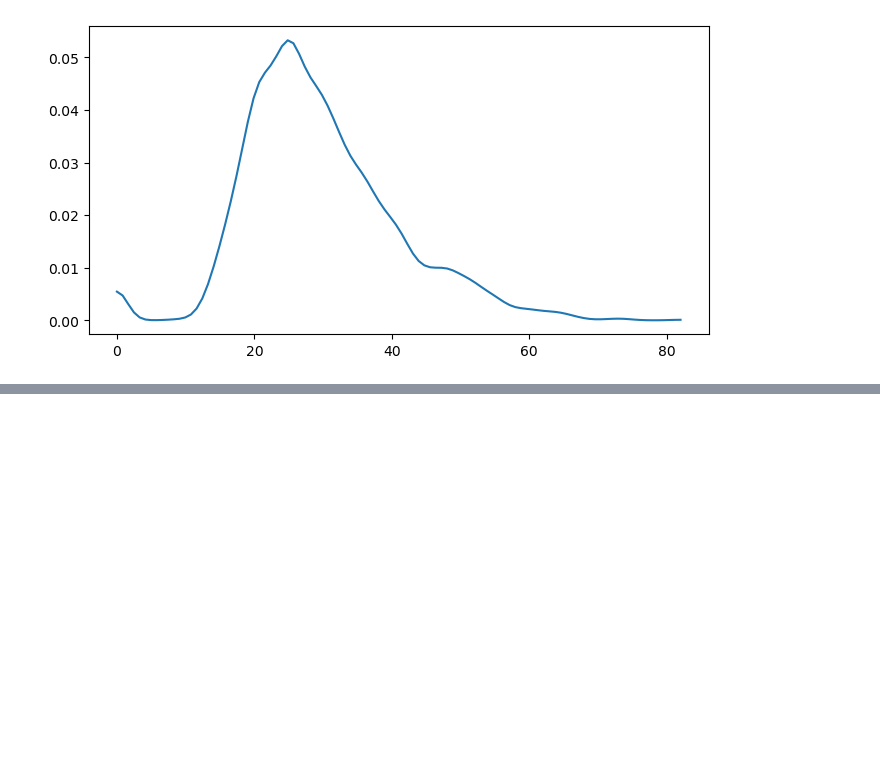
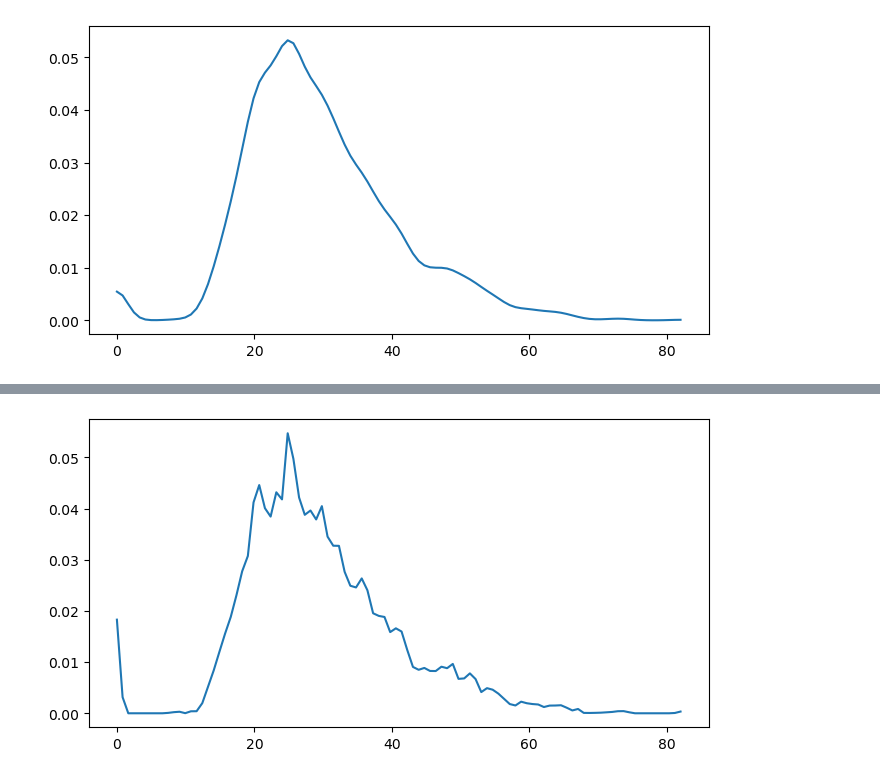
Before and after one commit to rde6mn/DS5030-Assignment2, a Jupyter notebook: assignment_2.ipynb, the cells around one changed output, grey strips where cells are left out. Cells and saved outputs as stored; diff of their text form; code cells hidden in the pictures; blank space fills up the shorter version.

```diff
--- a/assignment_2.ipynb
+++ b/assignment_2.ipynb
@@ -325,0 +345,4 @@ kde_vals = kde(X, plugin_bandwidth(X))
+# %%
+kde_vals = kde(X, 1, "triangular")
+# %% [output]
+[figure, added]
```
Also changed, not shown: parts of 12 cells of this notebook.
